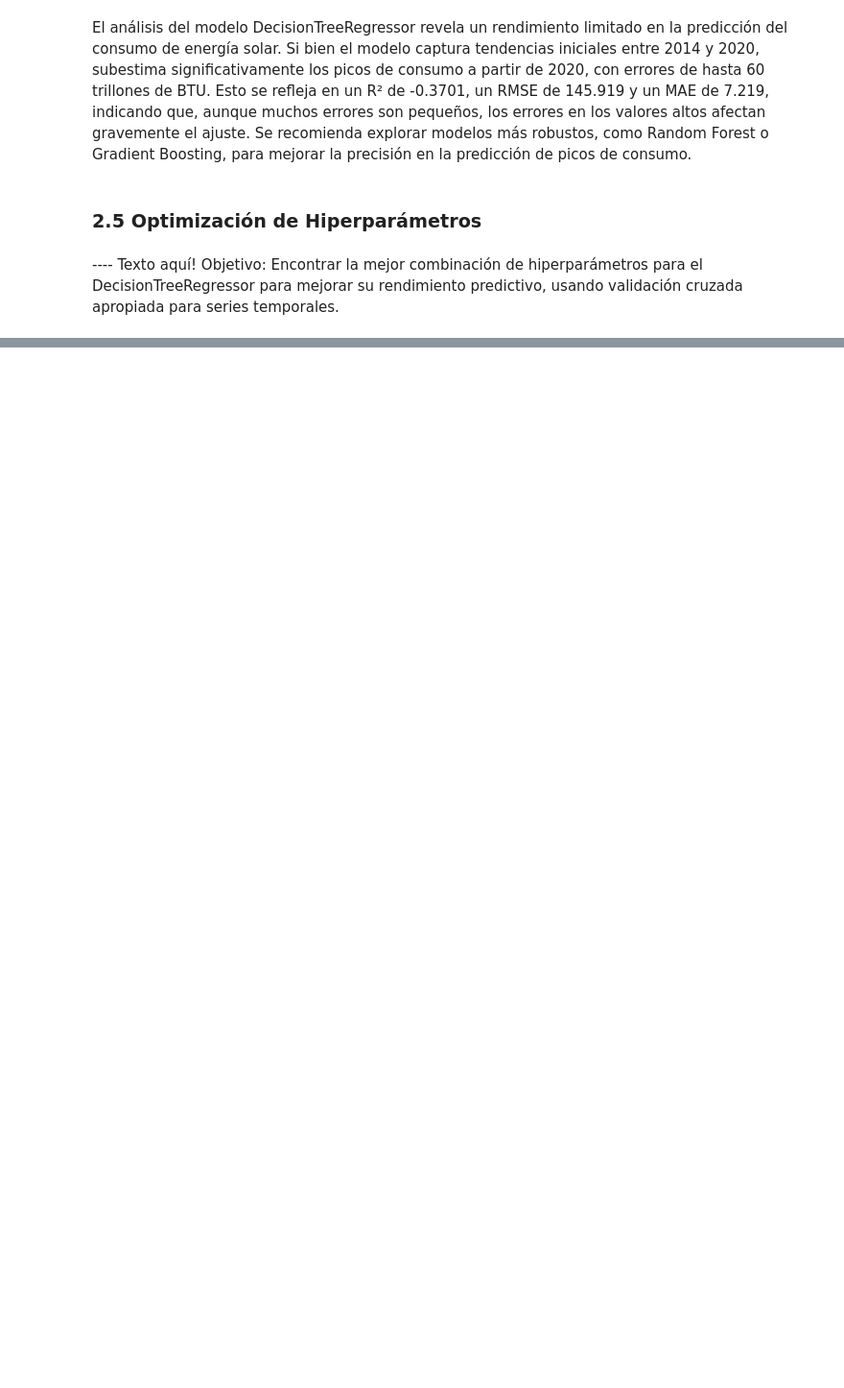
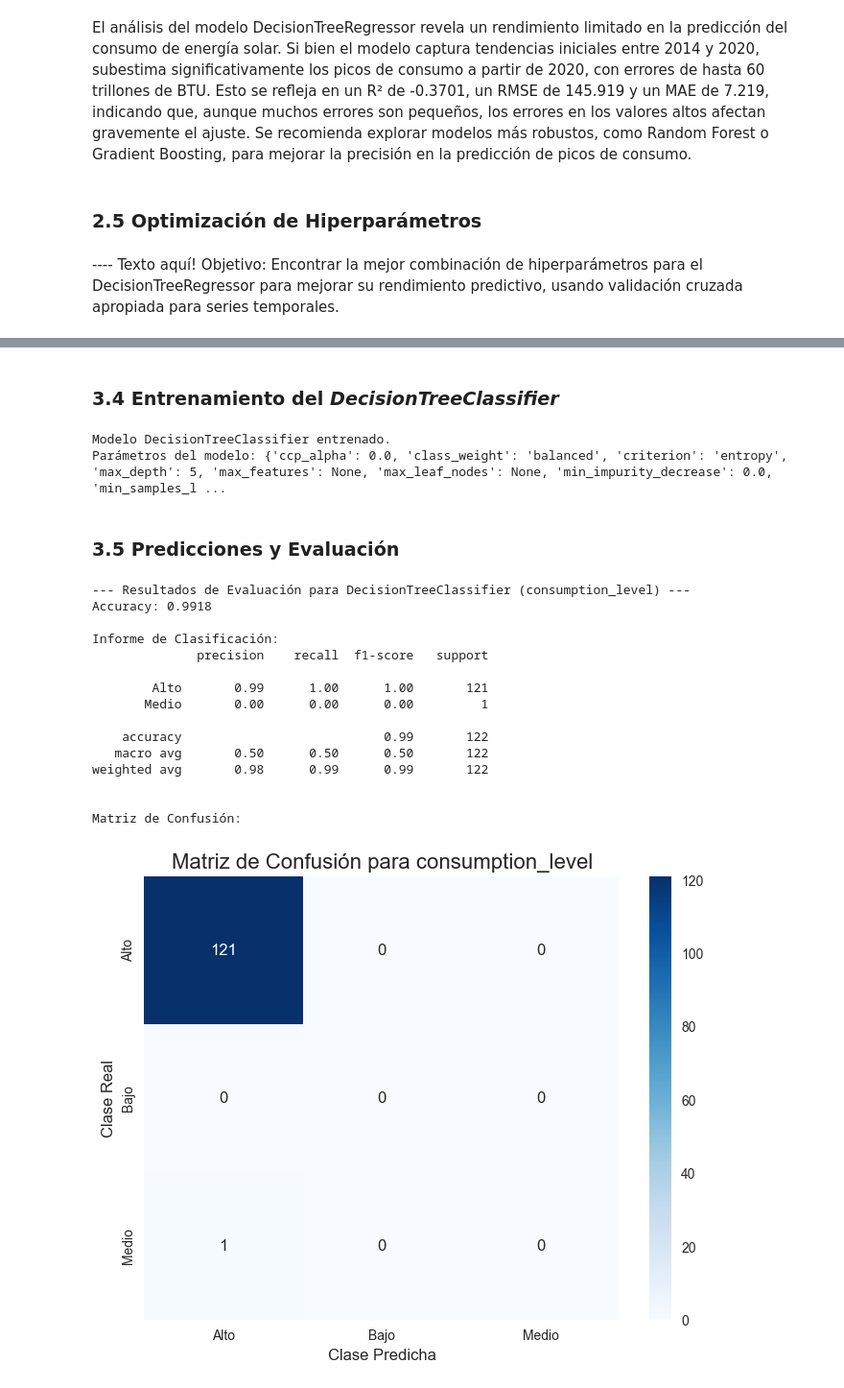
Before and after one commit to JeanPoolM/US_Renewable_Energy_Forecast, a Jupyter notebook: 02_modeling/notebooks/04_sklearn_regression_classification.ipynb, the cells around one changed output, grey strips where cells are left out. Shown at 96% size. Cells and saved outputs as stored; diff of their text form; code cells hidden in the pictures; blank space fills up the shorter version.

```diff
--- a/02_modeling/notebooks/04_sklearn_regression_classification.ipynb
+++ b/02_modeling/notebooks/04_sklearn_regression_classification.ipynb
@@ -280,0 +351,5 @@ R²: -0.0503
+# %%
+# Se crean caracteristocas lags (retardos) para el modelo de clasificación.
+lags_for_classification = [1, 3, 6] # Lags de la variable continua original
+for lag in lags_for_classification:
+    df_features_class[f'{target_classification}_lag_{lag}'] = df_features_class[target_classification].shift(lag)
@@ -280,0 +369,3 @@ R²: -0.0503
+# %%
+# Eliminar filas con NaNs (generados por lags o por la creación del target si hubo problemas)
+df_class_ready = df_features_class.dropna(subset=final_features_class + [target_class])
@@ -280,0 +442,61 @@ R²: -0.0503
+# %% [markdown]
+### 3.4 Entrenamiento del *DecisionTreeClassifier*
+# %%
+dtc = DecisionTreeClassifier(
+    random_state=42,
+    max_depth=5,         # Controla complejidad
+    min_samples_split=10, # Aumentar para evitar overfitting en clasificación
+    min_samples_leaf=5,
+    class_weight='balanced', # Considerar si las clases están desbalanceadas
+    criterion='entropy' # Usar entropía para clasificación
+)
+dtc.fit(X_train_class, y_train_class)
+print("Modelo DecisionTreeClassifier entrenado.")
+print("Parámetros del modelo:", dtc.get_params())
+# %% [output]
+Modelo DecisionTreeClassifier entrenado.
+Parámetros del modelo: {'ccp_alpha': 0.0, 'class_weight': 'balanced', 'criterion': 'entropy', 'max_depth': 5, 'max_features': None, 'max_leaf_nodes': None, 'min_impurity_decrease': 0.0, 'min_samples_l ...
+# %% [markdown]
+### 3.5 Predicciones y Evaluación
+# %%
+# Se realizan predicciones en el conjunto de prueba.
+y_pred_class = dtc.predict(X_test_class)
+y_pred_proba_class = dtc.predict_proba(X_test_class) # Probabilidades (opcional)
+
+# Calcular métricas de evaluación
+accuracy_class = accuracy_score(y_test_class, y_pred_class)
+
+print(f"\n--- Resultados de Evaluación para DecisionTreeClassifier ({target_class}) ---")
+print(f"Accuracy: {accuracy_class:.4f}")
+
+print("\nInforme de Clasificación:")
+report = classification_report(y_test_class, y_pred_class, zero_division=0)
+print(report)
+
+print("\nMatriz de Confusión:")
+cm = confusion_matrix(y_test_class, y_pred_class, labels=dtc.classes_) # Usar dtc.classes_ para el orden
+
+plt.figure(figsize=(8, 6))
+sns.heatmap(cm, annot=True, fmt='d', cmap='Blues',
+            xticklabels=dtc.classes_, yticklabels=dtc.classes_)
+plt.title(f'Matriz de Confusión para {target_class}', fontsize=16)
+plt.xlabel('Clase Predicha', fontsize=12)
+plt.ylabel('Clase Real', fontsize=12)
+plt.show()
+# %% [output]
+--- Resultados de Evaluación para DecisionTreeClassifier (consumption_level) ---
+Accuracy: 0.9918
+
+Informe de Clasificación:
+              precision    recall  f1-score   support
+
+        Alto       0.99      1.00      1.00       121
+       Medio       0.00      0.00      0.00         1
+
+    accuracy                           0.99       122
+   macro avg       0.50      0.50      0.50       122
+weighted avg       0.98      0.99      0.99       122
+
+
+Matriz de Confusión:
+[figure, added]
```
Also changed, not shown: parts of 25 cells of this notebook, 4 other files.
